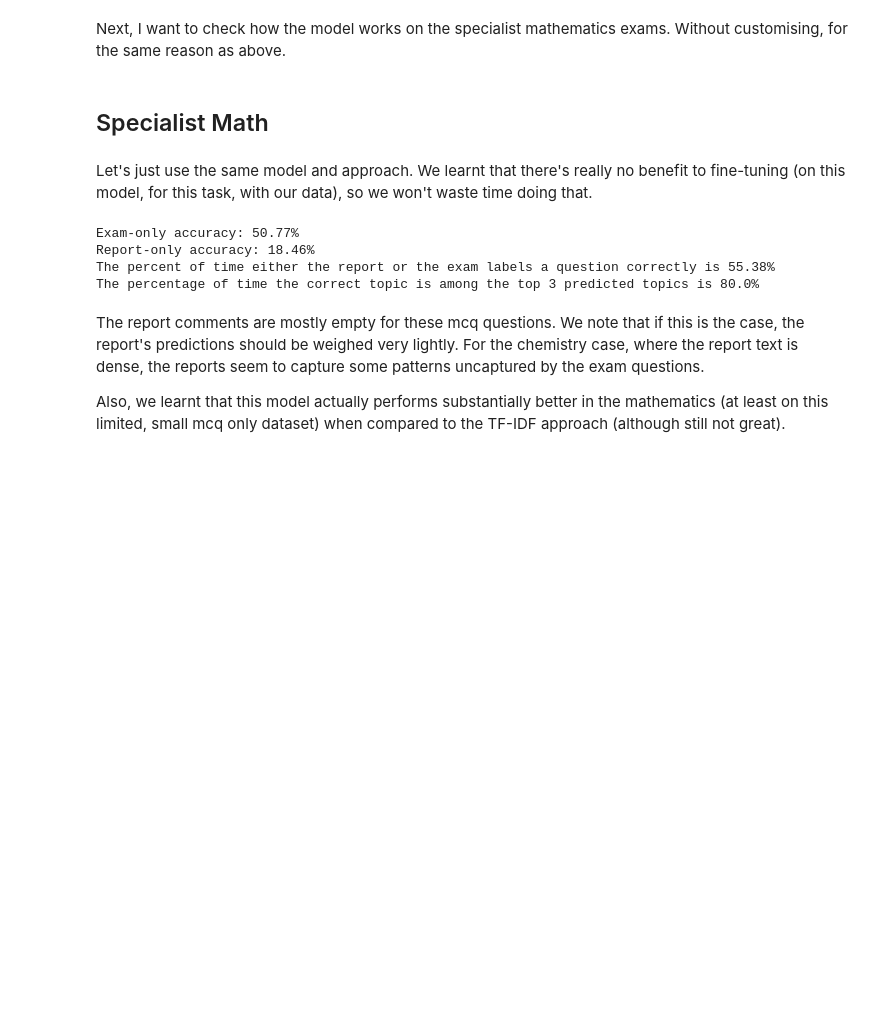
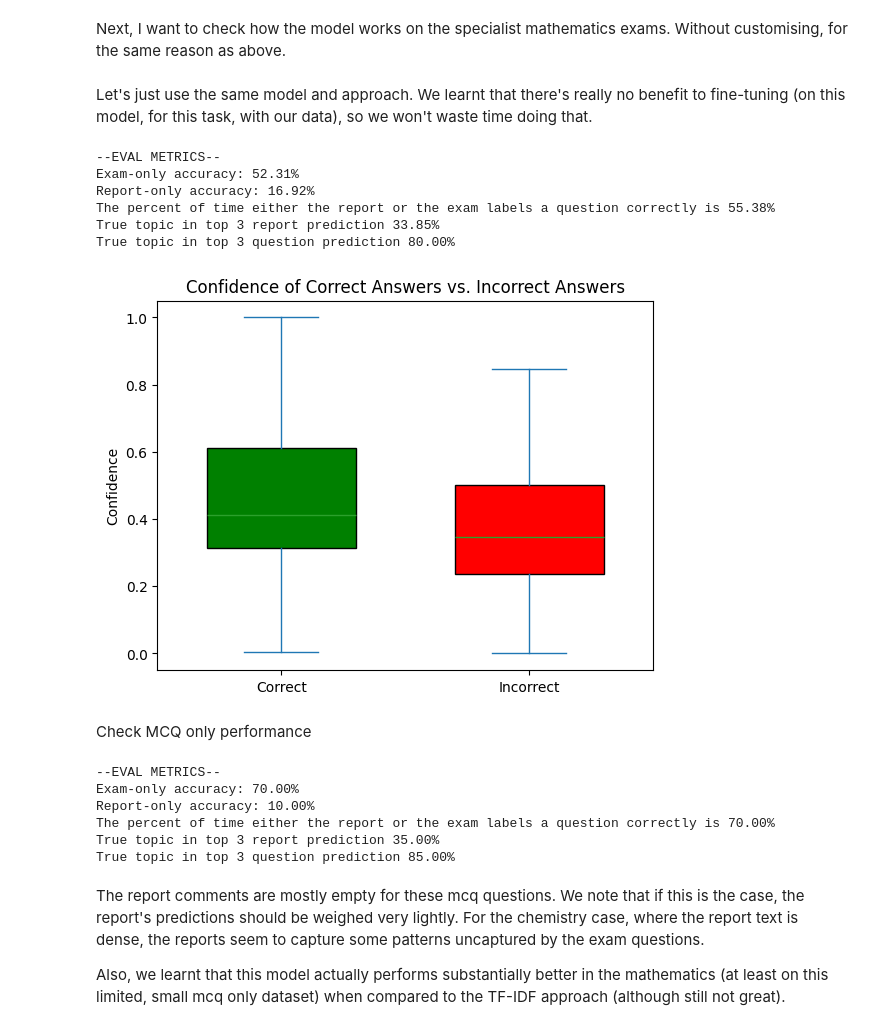
Before and after one commit to ykip10/Qlassifier, a Jupyter notebook: src/Qlassifier/transformer.ipynb, the cells around one changed output. Cells and saved outputs as stored; diff of their text form; code cells hidden in the pictures; blank space fills up the shorter version.

```diff
--- a/src/Qlassifier/transformer.ipynb
+++ b/src/Qlassifier/transformer.ipynb
@@ -261,7 +228,5 @@ Yeah so clearly our approach is wrong. It doesn't make sense to train the model
 # %% [markdown]
 Next, I want to check how the model works on the specialist mathematics exams. Without customising, for the same reason as above.
-# %% [markdown]
-## Specialist Math
 # %% [markdown]
 Let's just use the same model and approach. We learnt that there's really no benefit to fine-tuning (on this model, for this task, with our data), so we won't waste time doing that.
 # %%
@@ -281,16 +246,37 @@ ground_truth = mcq_labels + [
 ]
 
 qn_df_math, sd_df_math = prepare_dataframes(math_path)
-mcq_df_math, cos_qn_math, cos_rp_math  = get_mcq_predictions(
+pred_df_math, cos_qn_math, cos_rp_math  = get_predictions(
     qn_df_math, sd_df_math, labels=ground_truth, model=model
 )
-# %%
-evaluate_model(mcq_df_math, cos_qn_math)
-# %% [output]
-Exam-only accuracy: 50.77%
-Report-only accuracy: 18.46%
-The percent of time either the report or the exam labels a question correctly is 55.38%
-The percentage of time the correct topic is among the top 3 predicted topics is 80.0%
+# %%
+evaluate_predictions(pred_df_math, cos_qn_math, cos_rp_math)
+# %% [output]
+--EVAL METRICS--
+Exam-only accuracy: 52.31%
+Report-only accuracy: 16.92%
+The percent of time either the report or the exam labels a question correctly is 55.38%
+True topic in top 3 report prediction 33.85%
+True topic in top 3 question prediction 80.00%
+# %%
+plot_conf(pred_df_math)
+# %% [output]
+[figure, added]
+# %% [markdown]
+Check MCQ only performance
+# %%
+mcq_df_math, cos_qn_math_mcq, cos_rp_math_mcq  = get_predictions(
+    qn_df_math, sd_df_math, labels=mcq_labels, model=model
+)
+
+evaluate_predictions(mcq_df_math, cos_qn_math_mcq, cos_rp_math_mcq)
+# %% [output]
+--EVAL METRICS--
+Exam-only accuracy: 70.00%
+Report-only accuracy: 10.00%
+The percent of time either the report or the exam labels a question correctly is 70.00%
+True topic in top 3 report prediction 35.00%
+True topic in top 3 question prediction 85.00%
 # %% [markdown]
 The report comments are mostly empty for these mcq questions. We note that if this is the case, the report's predictions should be weighed very lightly. For the chemistry case, where the report text is dense, the reports seem to capture some patterns uncaptured by the exam questions.
 
```
Also changed, not shown: parts of 32 cells of this notebook, 10 other files.
